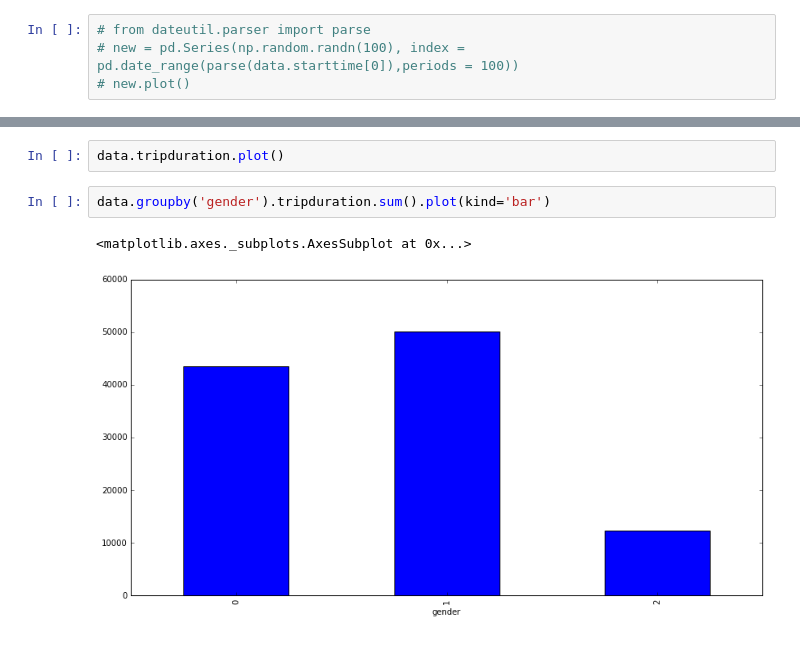
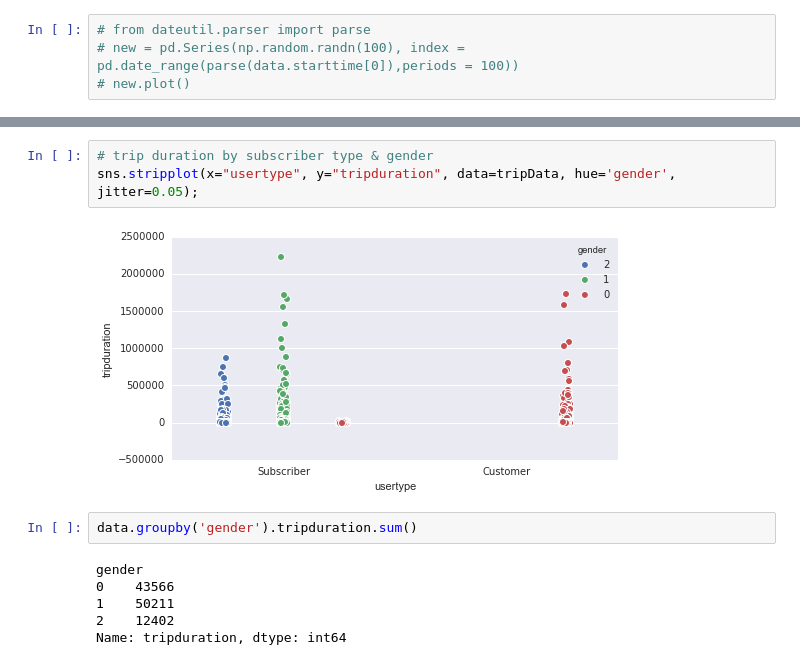
Before and after one commit to JE-/citiBike_NYC, a Jupyter notebook: citiBike_NYC.ipynb, the cells around one changed output, grey strips where cells are left out. Cells and saved outputs as stored; diff of their text form.

```diff
--- a/citiBike_NYC.ipynb
+++ b/citiBike_NYC.ipynb
@@ -137,7 +176,13 @@ data
+# %%
+# trip duration by subscriber type & gender
+sns.stripplot(x="usertype", y="tripduration", data=tripData, hue='gender', jitter=0.05);
+# %% [output]
+[figure, added]
 # %%
-data.tripduration.plot()
+data.groupby('gender').tripduration.sum()
+# %% [output]
+gender
+0    43566
+1    50211
+2    12402
+Name: tripduration, dtype: int64
-# %%
-data.groupby('gender').tripduration.sum().plot(kind='bar')
-# %% [output]
-<matplotlib.axes._subplots.AxesSubplot at 0x...>
-[figure, removed]
```
Also changed, not shown: parts of 18 cells of this notebook, 2 other files.
